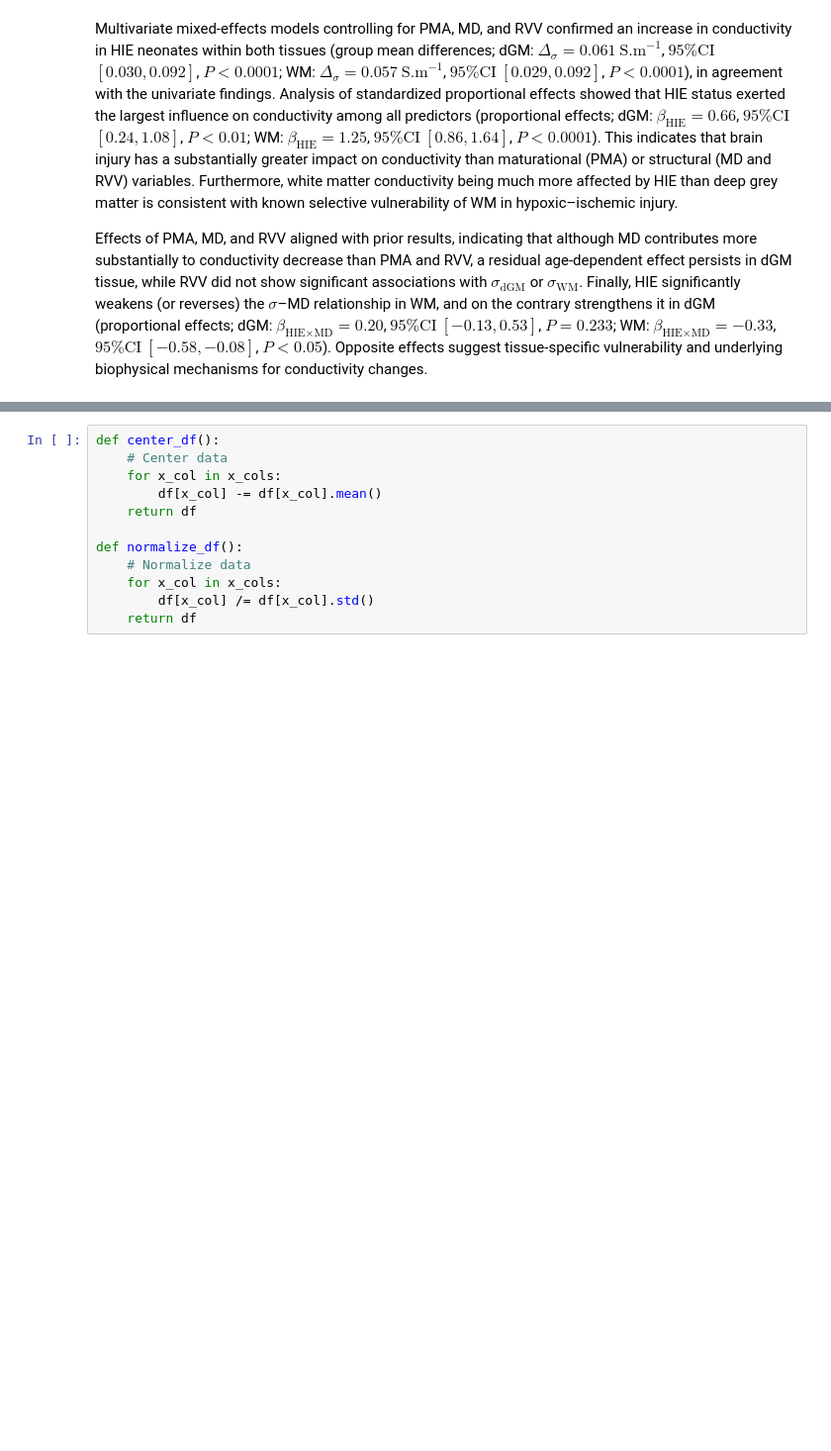
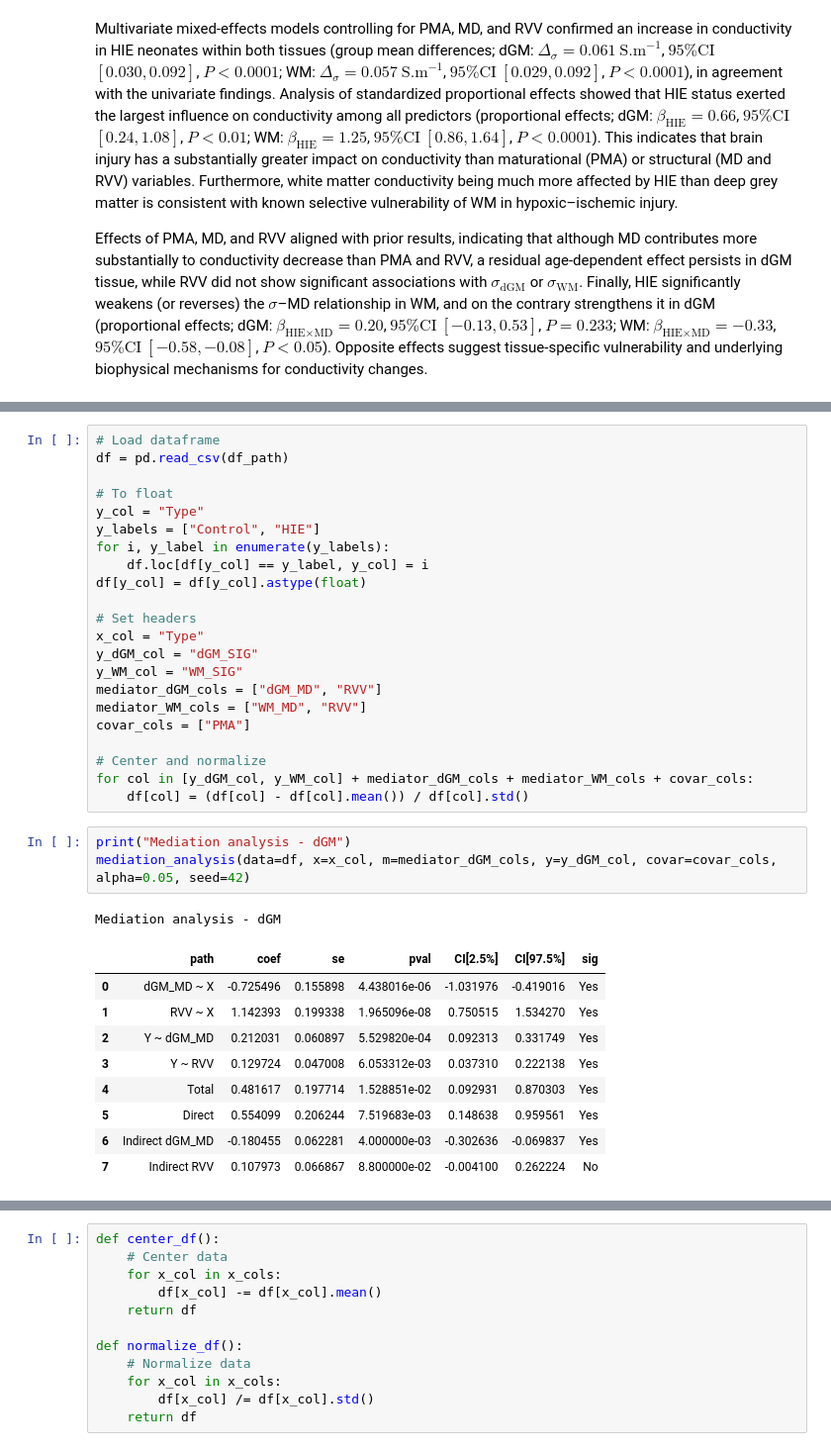
Before and after one commit to aboutill/nano-eptk, a Jupyter notebook: notebooks/experiments/stats_analysis_experiment5.ipynb, the cells around one changed output, grey strips where cells are left out. Shown at 99% size. Saved outputs shown, nothing was run; the diff lists cells and outputs as text; blank space fills up the shorter version.

```diff
--- a/notebooks/experiments/stats_analysis_experiment5.ipynb
+++ b/notebooks/experiments/stats_analysis_experiment5.ipynb
@@ -670,0 +677,36 @@ Effects of PMA, MD, and RVV aligned with prior results, indicating that although
+# %%
+# Load dataframe
+df = pd.read_csv(df_path)
+
+# To float
+y_col = "Type"
+y_labels = ["Control", "HIE"]
+for i, y_label in enumerate(y_labels):
+    df.loc[df[y_col] == y_label, y_col] = i
+df[y_col] = df[y_col].astype(float)
+
+# Set headers
+x_col = "Type"
+y_dGM_col = "dGM_SIG"
+y_WM_col = "WM_SIG"
+mediator_dGM_cols = ["dGM_MD", "RVV"]
+mediator_WM_cols = ["WM_MD", "RVV"]
+covar_cols = ["PMA"]
+
+# Center and normalize
+for col in [y_dGM_col, y_WM_col] + mediator_dGM_cols + mediator_WM_cols + covar_cols:
+    df[col] = (df[col] - df[col].mean()) / df[col].std()
+# %%
+print("Mediation analysis - dGM")
+mediation_analysis(data=df, x=x_col, m=mediator_dGM_cols, y=y_dGM_col, covar=covar_cols, alpha=0.05, seed=42)
+# %% [output]
+Mediation analysis - dGM
+|  | path | coef | se | pval | CI[2.5%] | CI[97.5%] | sig |
+| 0 | dGM_MD ~ X | -0.725496 | 0.155898 | 4.438016e-06 | -1.031976 | -0.419016 | Yes |
+| 1 | RVV ~ X | 1.142393 | 0.199338 | 1.965096e-08 | 0.750515 | 1.534270 | Yes |
+| 2 | Y ~ dGM_MD | 0.212031 | 0.060897 | 5.529820e-04 | 0.092313 | 0.331749 | Yes |
+| 3 | Y ~ RVV | 0.129724 | 0.047008 | 6.053312e-03 | 0.037310 | 0.222138 | Yes |
+| 4 | Total | 0.481617 | 0.197714 | 1.528851e-02 | 0.092931 | 0.870303 | Yes |
+| 5 | Direct | 0.554099 | 0.206244 | 7.519683e-03 | 0.148638 | 0.959561 | Yes |
+| 6 | Indirect dGM_MD | -0.180455 | 0.062281 | 4.000000e-03 | -0.302636 | -0.069837 | Yes |
+| 7 | Indirect RVV | 0.107973 | 0.066867 | 8.800000e-02 | -0.004100 | 0.262224 | No |
```
Also changed, not shown: parts of 7 cells of this notebook, 1 other file.
